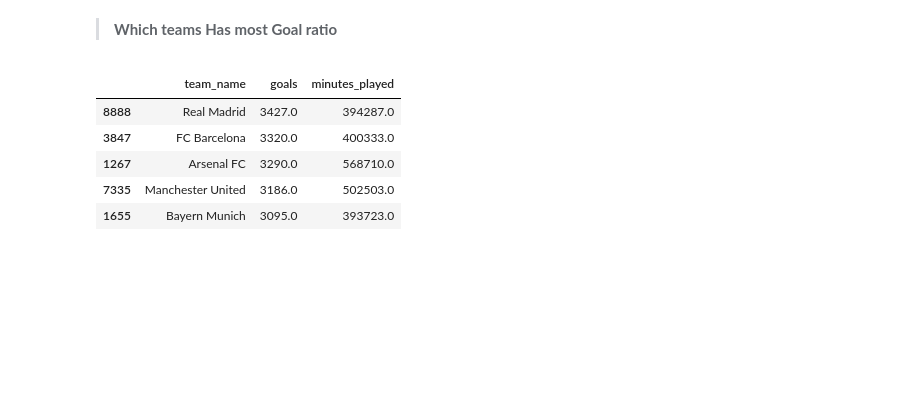
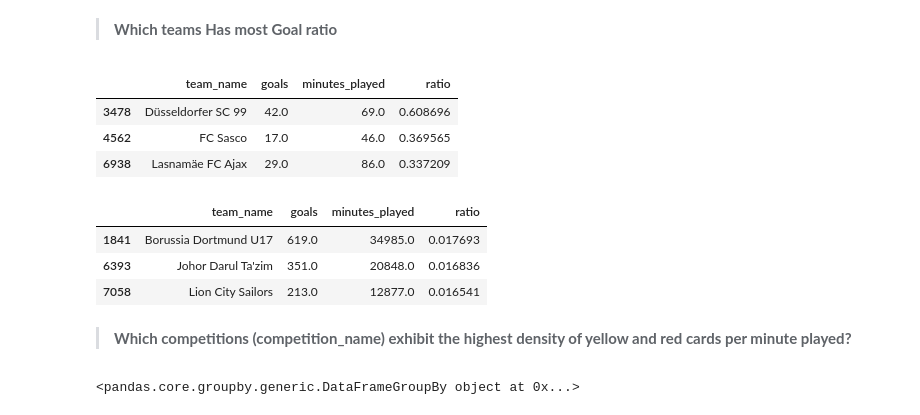
Before and after one commit to ariyan378/Football-Data_Analysis, a Jupyter notebook: Football.ipynb, the cells around one changed output. Drawn from its saved outputs; the diff is of its cells as text; code cells hidden in the pictures; blank space fills up the shorter version.

```diff
--- a/Football.ipynb
+++ b/Football.ipynb
@@ -2148,14 +2146,32 @@ df.groupby('team_name')['direct_red_cards'].sum().reset_index().sort_values(by='
 # %% [markdown]
 > **Which teams Has most Goal ratio**
 # %%
-df.groupby('team_name').agg({
+# dataframe of goal ratio
+
+goal_ratio_df = df.groupby('team_name').agg({
     'goals': 'sum',
     'minutes_played': 'sum'
-}).reset_index().sort_values(by=['goals', 'minutes_played'], ascending=[False, True]).head(5)
+}).reset_index()
-# %% [output]
-|  | team_name | goals | minutes_played |
-| 8888 | Real Madrid | 3427.0 | 394287.0 |
-| 3847 | FC Barcelona | 3320.0 | 400333.0 |
-| 1267 | Arsenal FC | 3290.0 | 568710.0 |
-| 7335 | Manchester United | 3186.0 | 502503.0 |
-| 1655 | Bayern Munich | 3095.0 | 393723.0 |
+# %%
+#goal ratio
+goal_ratio_df['ratio'] = goal_ratio_df['goals']/goal_ratio_df['minutes_played'].round(2)
+goal_ratio_df.sort_values(by='ratio' , ascending=False).head(3)
+# %% [output]
+|  | team_name | goals | minutes_played | ratio |
+| 3478 | Düsseldorfer SC 99 | 42.0 | 69.0 | 0.608696 |
+| 4562 | FC Sasco | 17.0 | 46.0 | 0.369565 |
+| 6938 | Lasnamäe FC Ajax | 29.0 | 86.0 | 0.337209 |
+# %%
+#highest goal ratio played more than 10000 min
+goal_ratio_df[goal_ratio_df['minutes_played']>10000].sort_values(by='ratio' , ascending=False).head(3)
+# %% [output]
+|  | team_name | goals | minutes_played | ratio |
+| 1841 | Borussia Dortmund U17 | 619.0 | 34985.0 | 0.017693 |
+| 6393 | Johor Darul Ta'zim | 351.0 | 20848.0 | 0.016836 |
+| 7058 | Lion City Sailors | 213.0 | 12877.0 | 0.016541 |
+# %% [markdown]
+> **Which competitions (competition_name) exhibit the highest density of yellow and red cards per minute played?**
+# %%
+df.groupby('competition_name')[['yellow_cards','direct_red_cards']].
+# %% [output]
+<pandas.core.groupby.generic.DataFrameGroupBy object at 0x...>
```
Also changed, not shown: parts of 13 cells of this notebook, 2 other files.
